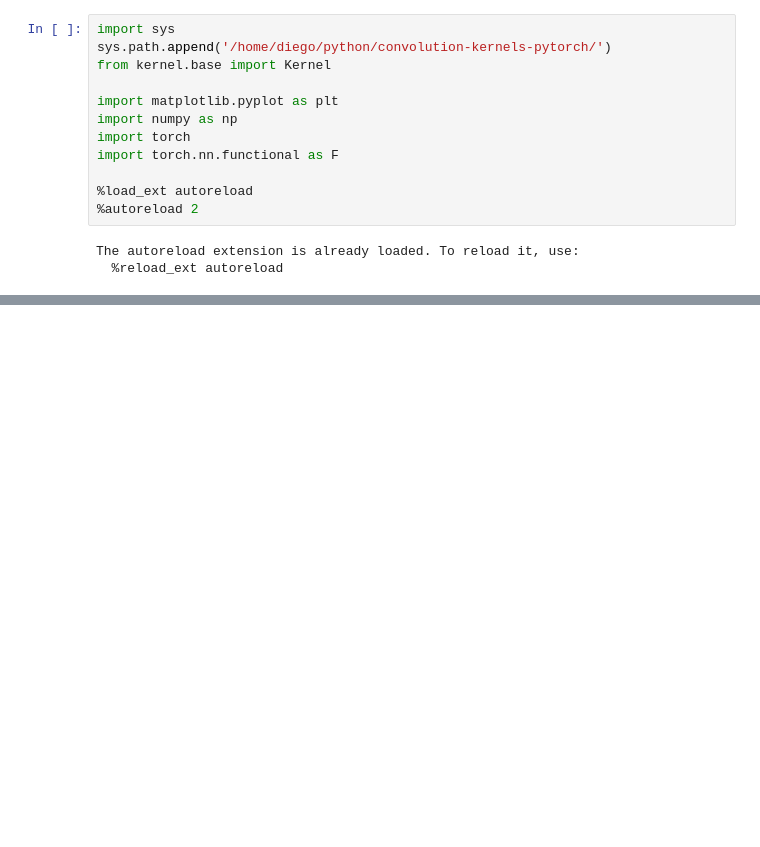
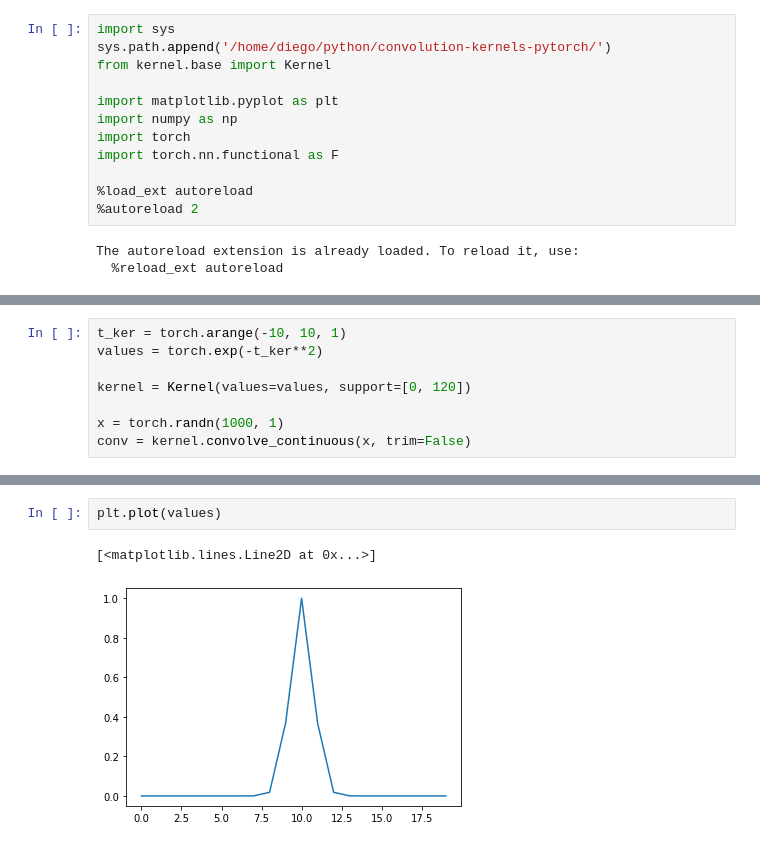
Before and after one commit to diegoarri91/convolution-kernels, a Jupyter notebook: examples/new.ipynb, the cells around one changed output, grey strips where cells are left out. Saved outputs shown, nothing was run; the diff lists cells and outputs as text; blank space fills up the shorter version.

```diff
--- a/examples/new.ipynb
+++ b/examples/new.ipynb
@@ -26 +30,9 @@ torch.Size([1119, 561, 1])
+# %%
+t_ker = torch.arange(-10, 10, 1)
+values = torch.exp(-t_ker**2)
+
+kernel = Kernel(values=values, support=[0, 120])
+
+x = torch.randn(1000, 1)
+conv = kernel.convolve_continuous(x, trim=False)
 # %%
@@ -29,0 +42,5 @@ x.shape, kernel.kernel_values.shape
+# %%
+plt.plot(values)
+# %% [output]
+[<matplotlib.lines.Line2D at 0x...>]
+[figure, added]
```
Also changed, not shown: parts of 3 cells of this notebook, 7 other files.
